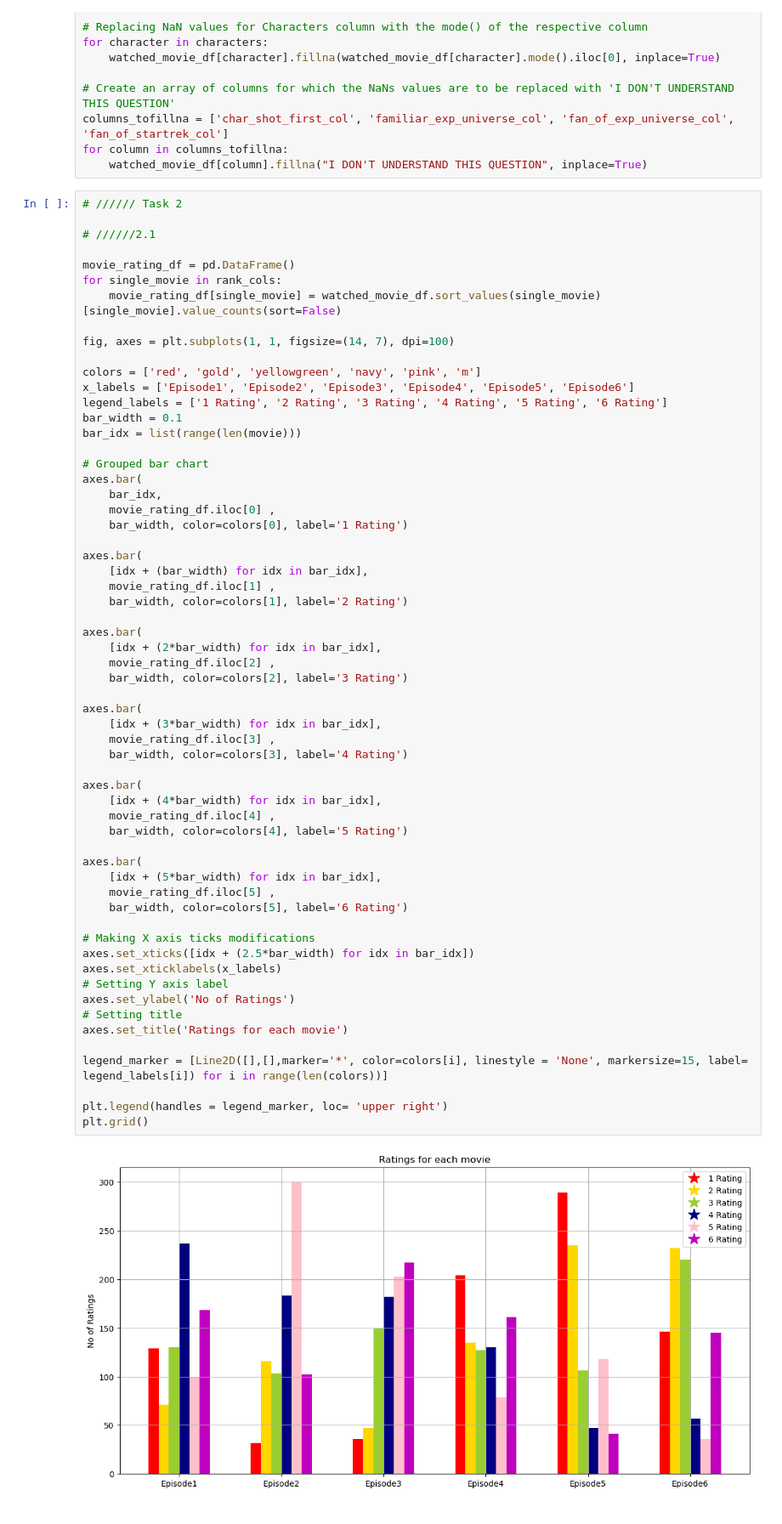
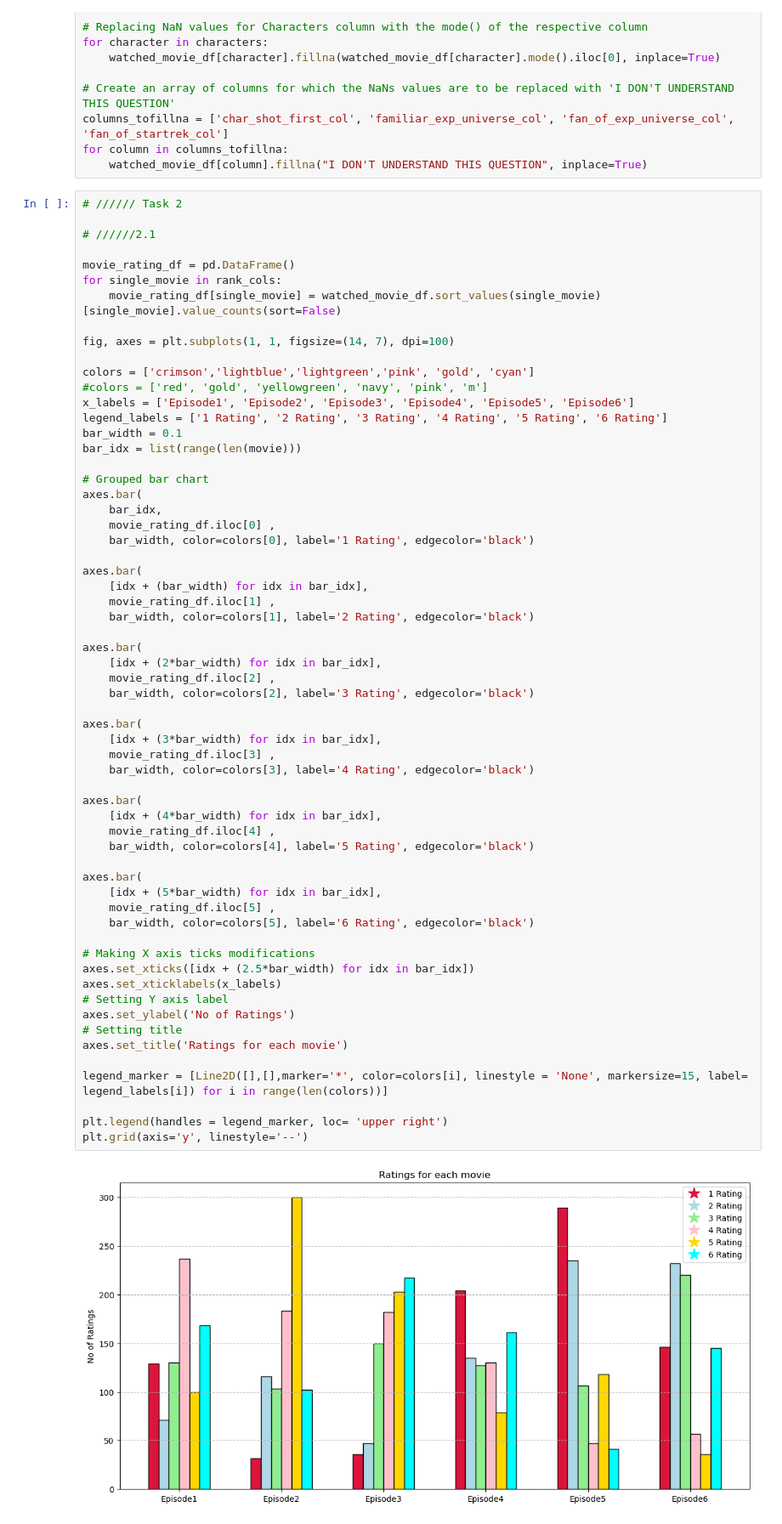
Before and after one commit to khushbuupatel/StarWarsEDA, a Jupyter notebook: Assignment1.ipynb, the cells around one changed output. Shown: that part at 85% size. Drawn from its saved outputs; the diff is of its cells as text.

```diff
--- a/Assignment1.ipynb
+++ b/Assignment1.ipynb
@@ -149,7 +149,8 @@ for single_movie in rank_cols:
 
 fig, axes = plt.subplots(1, 1, figsize=(14, 7), dpi=100)
 
-colors = ['red', 'gold', 'yellowgreen', 'navy', 'pink', 'm']
+colors = ['crimson','lightblue','lightgreen','pink', 'gold', 'cyan']
+#colors = ['red', 'gold', 'yellowgreen', 'navy', 'pink', 'm']
 x_labels = ['Episode1', 'Episode2', 'Episode3', 'Episode4', 'Episode5', 'Episode6']
 legend_labels = ['1 Rating', '2 Rating', '3 Rating', '4 Rating', '5 Rating', '6 Rating']
 bar_width = 0.1
@@ -159,47 +160,47 @@ bar_idx = list(range(len(movie)))
 axes.bar(
     bar_idx,
     movie_rating_df.iloc[0] ,
-    bar_width, color=colors[0], label='1 Rating')
+    bar_width, color=colors[0], label='1 Rating', edgecolor='black')
 
 axes.bar(
     [idx + (bar_width) for idx in bar_idx],
     movie_rating_df.iloc[1] ,
-    bar_width, color=colors[1], label='2 Rating')
+    bar_width, color=colors[1], label='2 Rating', edgecolor='black')
 
 axes.bar(
     [idx + (2*bar_width) for idx in bar_idx],
     movie_rating_df.iloc[2] ,
-    bar_width, color=colors[2], label='3 Rating')
+    bar_width, color=colors[2], label='3 Rating', edgecolor='black')
 
 axes.bar(
     [idx + (3*bar_width) for idx in bar_idx],
     movie_rating_df.iloc[3] ,
-    bar_width, color=colors[3], label='4 Rating')
+    bar_width, color=colors[3], label='4 Rating', edgecolor='black')
 
 axes.bar(
     [idx + (4*bar_width) for idx in bar_idx],
     movie_rating_df.iloc[4] ,
-    bar_width, color=colors[4], label='5 Rating')
+    bar_width, color=colors[4], label='5 Rating', edgecolor='black')
 
 axes.bar(
     [idx + (5*bar_width) for idx in bar_idx],
     movie_rating_df.iloc[5] ,
-    bar_width, color=colors[5], label='6 Rating')
+    bar_width, color=colors[5], label='6 Rating', edgecolor='black')
 
 # Making X axis ticks modifications
 axes.set_xticks([idx + (2.5*bar_width) for idx in bar_idx])
 axes.set_xticklabels(x_labels)
 # Setting Y axis label
 axes.set_ylabel('No of Ratings')
 # Setting title
 axes.set_title('Ratings for each movie')
 
 legend_marker = [Line2D([],[],marker='*', color=colors[i], linestyle = 'None', markersize=15, label= legend_labels[i]) for i in range(len(colors))]
 
 plt.legend(handles = legend_marker, loc= 'upper right')
-plt.grid()
+plt.grid(axis='y', linestyle='--')
 # %% [output]
-[figure, old version]
+[figure, new version]
 # %%
 average_rating_array = np.array([])
 for single_movie in rank_cols:
```
Also changed, not shown: parts of 10 cells of this notebook.
